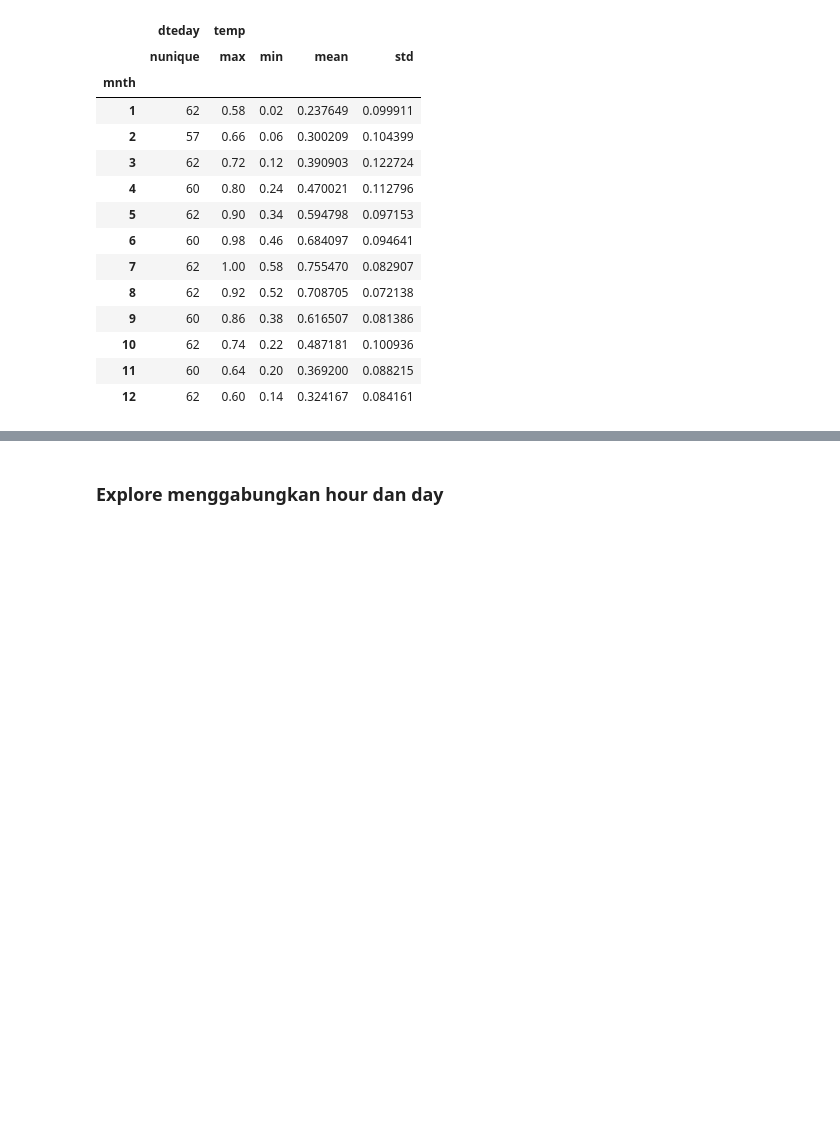
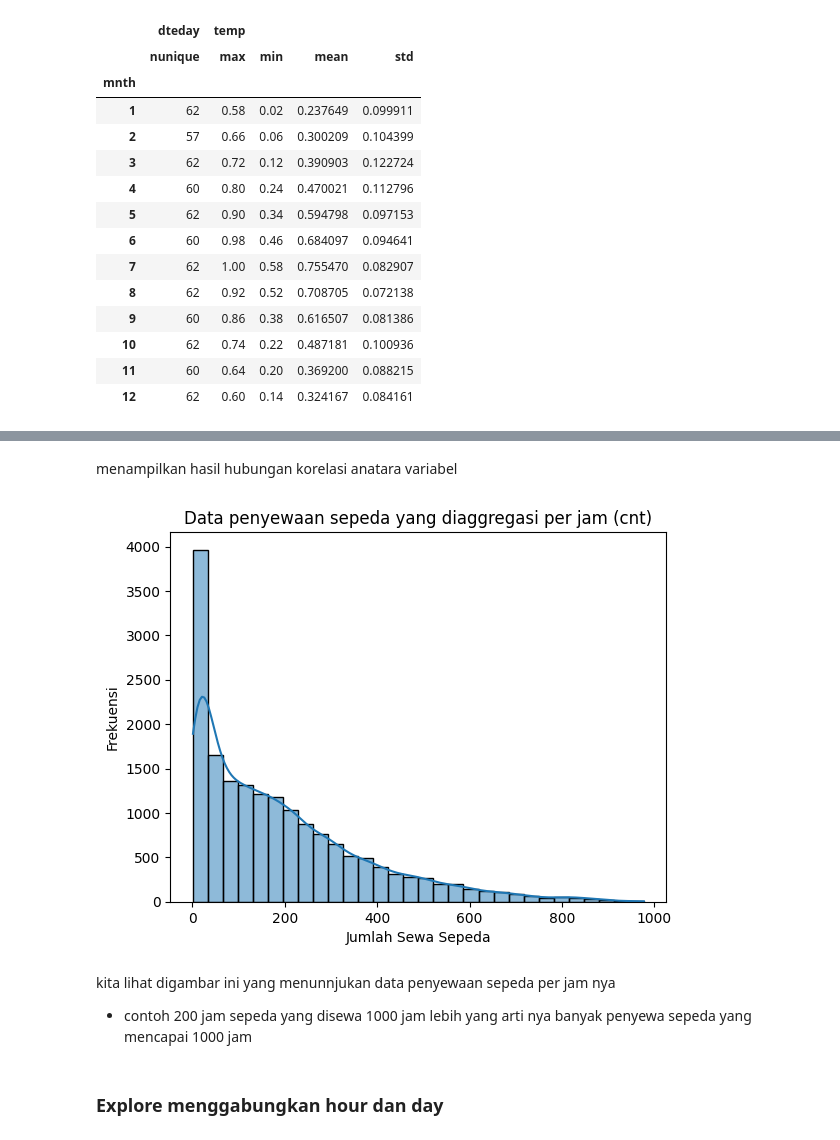
Before and after one commit to Robbysaidiii/Dashboard_mc211d5y2136, a Jupyter notebook: Proyek_Analisis_Data.ipynb, the cells around one changed output, grey strips where cells are left out. Cells and saved outputs as stored; diff of their text form; code cells hidden in the pictures; blank space fills up the shorter version.

```diff
--- a/Proyek_Analisis_Data.ipynb
+++ b/Proyek_Analisis_Data.ipynb
@@ -446,3 +472,16 @@ HOUR.groupby(by="mnth").agg({
+# %% [markdown]
+menampilkan hasil hubungan korelasi anatara variabel
+# %%
+sn.histplot(HOUR['cnt'], bins=30, kde=True)
+plt.title('Data penyewaan sepeda yang diaggregasi per jam (cnt)')
+plt.xlabel('Jumlah Sewa Sepeda')
+plt.ylabel('Frekuensi')
+plt.show()
+# %% [output]
+[figure, added]
+# %% [markdown]
+kita lihat digambar ini yang menunnjukan data penyewaan sepeda per jam nya
+- contoh 200 jam sepeda yang disewa 1000 jam lebih yang arti nya banyak penyewa sepeda yang mencapai 1000 jam
 # %% [markdown]
 ### Explore menggabungkan hour dan day
 # %%
```
Also changed, not shown: parts of 54 cells of this notebook, 6 other files.
